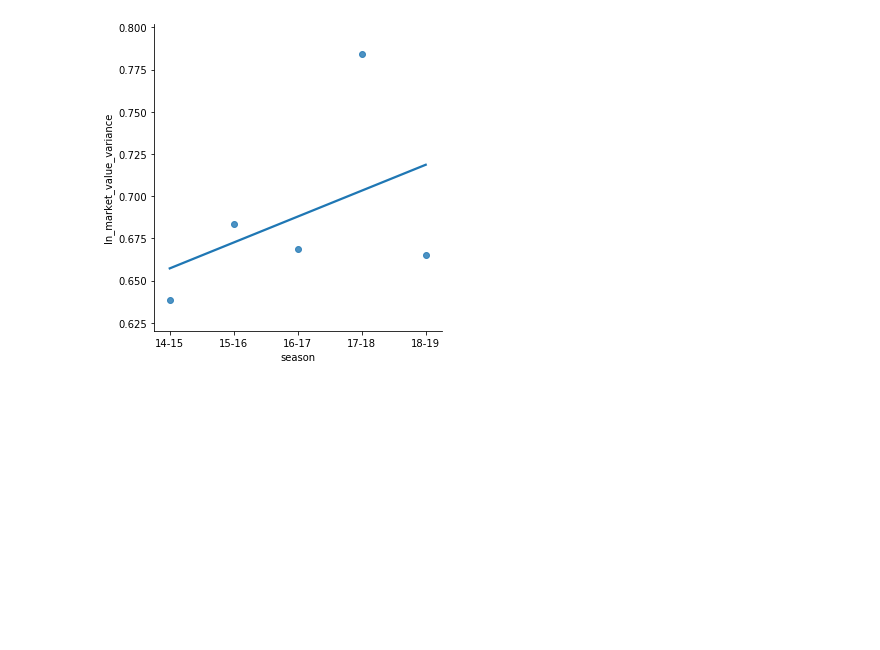
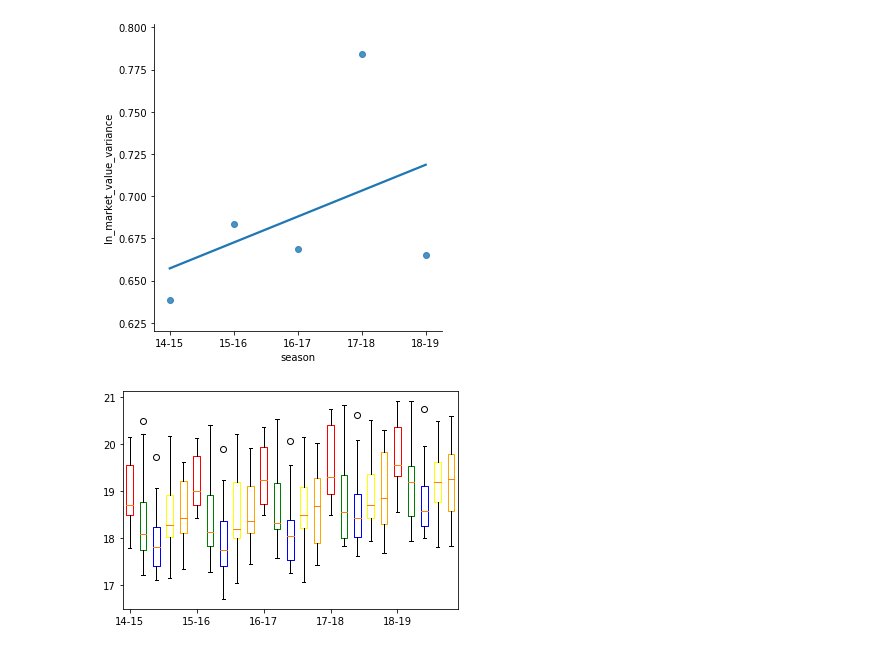
Before and after one commit to LUKEx76/football_prediction, a Jupyter notebook: plotting/plotting.ipynb, the cells around one changed output. Saved outputs shown, nothing was run; the diff lists cells and outputs as text; code cells hidden in the pictures; blank space fills up the shorter version.

```diff
--- a/plotting/plotting.ipynb
+++ b/plotting/plotting.ipynb
@@ -75,3 +75,27 @@ plot_per_season_per_country(
 # %% [output]
 [figure]
 [figure]
+# %%
+
+market_value_raw_df = pd.read_csv("data/plot_market_value_raw.csv",sep=";")
+
+leagues = ["ENG", "ESP", "FRA", "GER", "ITA"]
+boxes = []
+
+for season in range(14,19):
+    for league in leagues:
+        boxes.append(market_value_raw_df.loc[(market_value_raw_df["country"] == league) & (market_value_raw_df["season"] == season)]["ln_market_value"])
+
+
+box_plot = plt.boxplot(boxes)
+plt.xticks([1,6,11,16,21],["14-15", "15-16", "16-17","17-18", "18-19"])
+
+colors= ["red","green","blue","yellow","orange"]
+i = 0
+for box in box_plot["boxes"]:
+    box.set_color(colors[i % len(colors)])
+    i += 1
+
+plt.show()
+# %% [output]
+[figure, added]
```
Also changed, not shown: 5 other files.
